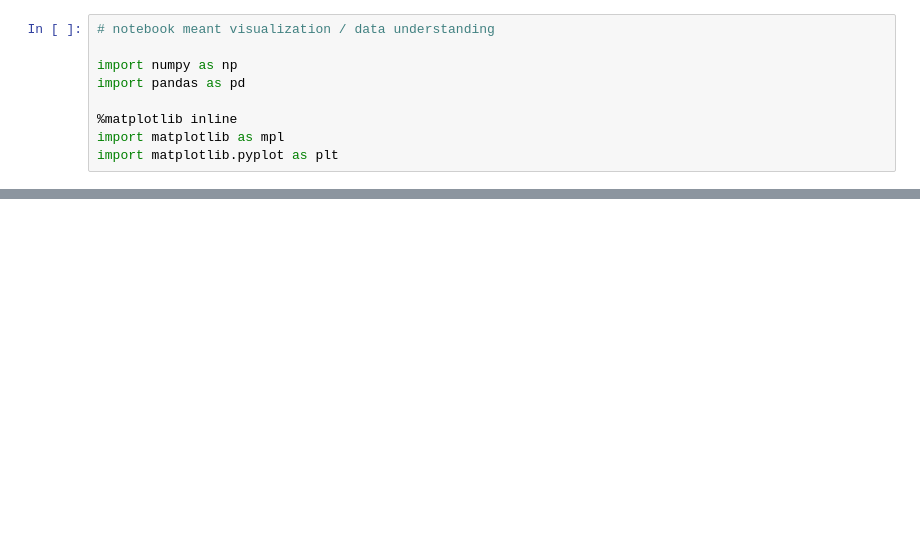
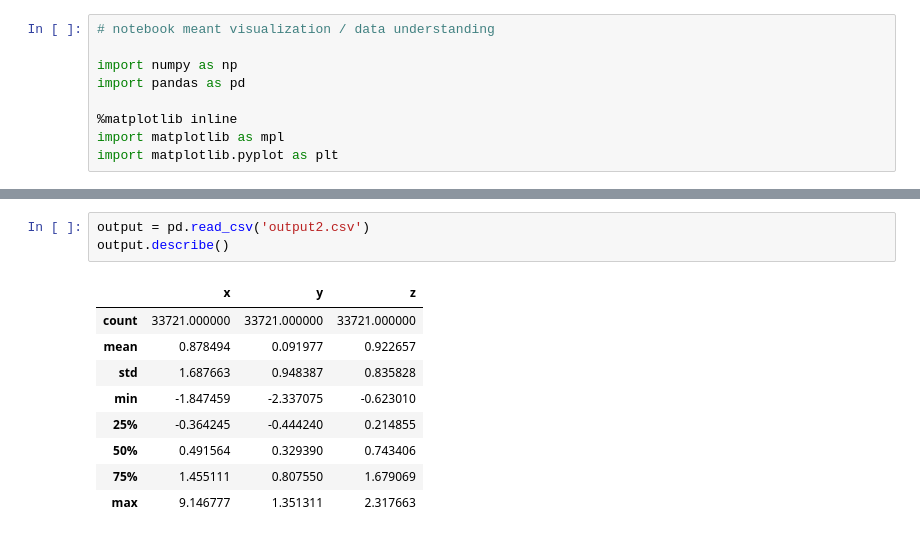
Before and after one commit to matth101/pointcloud-downsampling, a Jupyter notebook: downsampler.ipynb, the cells around one changed output, grey strips where cells are left out. Cells and saved outputs as stored; diff of their text form; blank space fills up the shorter version.

```diff
--- a/downsampler.ipynb
+++ b/downsampler.ipynb
@@ -44,0 +102,13 @@ plt.show()
+# %%
+output = pd.read_csv('output2.csv')
+output.describe()
+# %% [output]
+|  | x | y | z |
+| count | 33721.000000 | 33721.000000 | 33721.000000 |
+| mean | 0.878494 | 0.091977 | 0.922657 |
+| std | 1.687663 | 0.948387 | 0.835828 |
+| min | -1.847459 | -2.337075 | -0.623010 |
+| 25% | -0.364245 | -0.444240 | 0.214855 |
+| 50% | 0.491564 | 0.329390 | 0.743406 |
+| 75% | 1.455111 | 0.807550 | 1.679069 |
+| max | 9.146777 | 1.351311 | 2.317663 |
```
Also changed, not shown: parts of 4 cells of this notebook, 4 other files.
